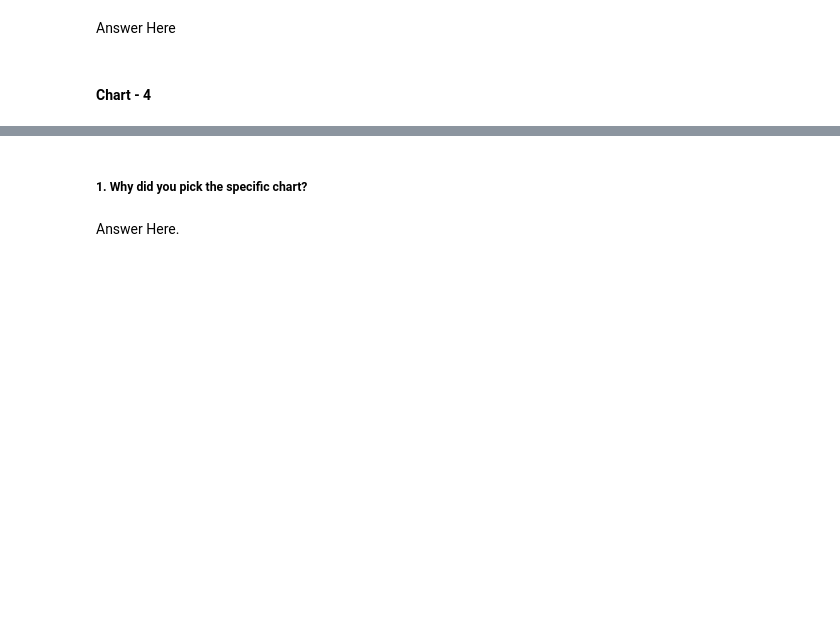
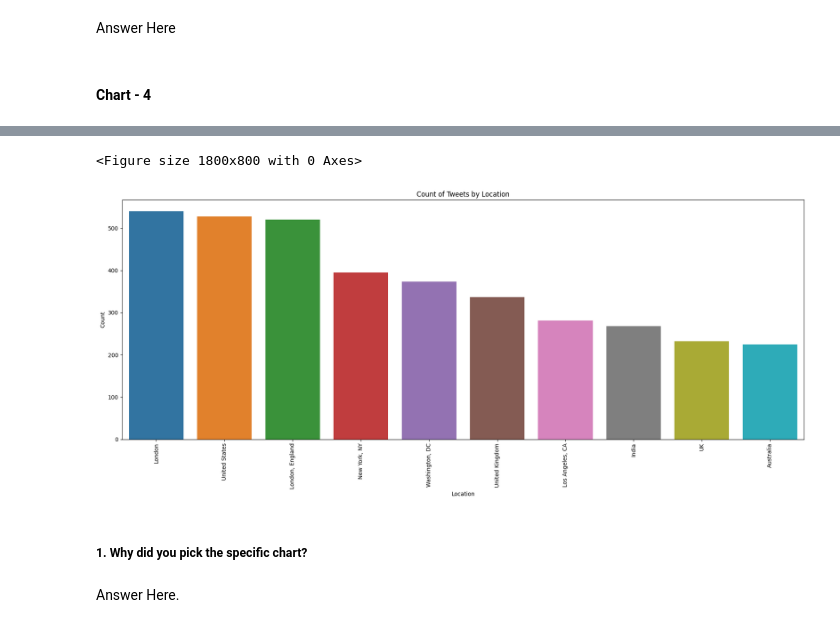
Before and after one commit to khalilkhan1111/corona_virus_tweet_setiment_analysis, a Jupyter notebook: Corona_virus_Tweet_Sentiment_Analysis.ipynb, the cells around one changed output, grey strips where cells are left out. Drawn from its saved outputs; the diff is of its cells as text; code cells hidden in the pictures; blank space fills up the shorter version.

```diff
--- a/Corona_virus_Tweet_Sentiment_Analysis.ipynb
+++ b/Corona_virus_Tweet_Sentiment_Analysis.ipynb
@@ -354,0 +412,5 @@ Answer Here
+# %%
+# Chart - 4 visualization code
+#find the top 10 location vale count
+top_location = df['Location'].value_counts().sort_values(ascending=False)[:10]
+top_location
@@ -355,3 +429,16 @@ Answer Here
+# %%
+plt.figure(figsize=(18,8))
+plt.figure(figsize=(18, 8))
+sns.countplot(data=df[df['Location'].isin(top_location.index)], x='Location', order=top_location.index)
+plt.xticks(rotation=90)
+plt.xlabel('Location')
+plt.ylabel('Count')
+plt.title('Count of Tweets by Location')
+plt.tight_layout()
+plt.show()
+# %% [output]
+<Figure size 1800x800 with 0 Axes>
+[figure, added]
 # %% [markdown]
 ##### 1. Why did you pick the specific chart?
 # %% [markdown]
```
Also changed, not shown: parts of 28 cells of this notebook.
